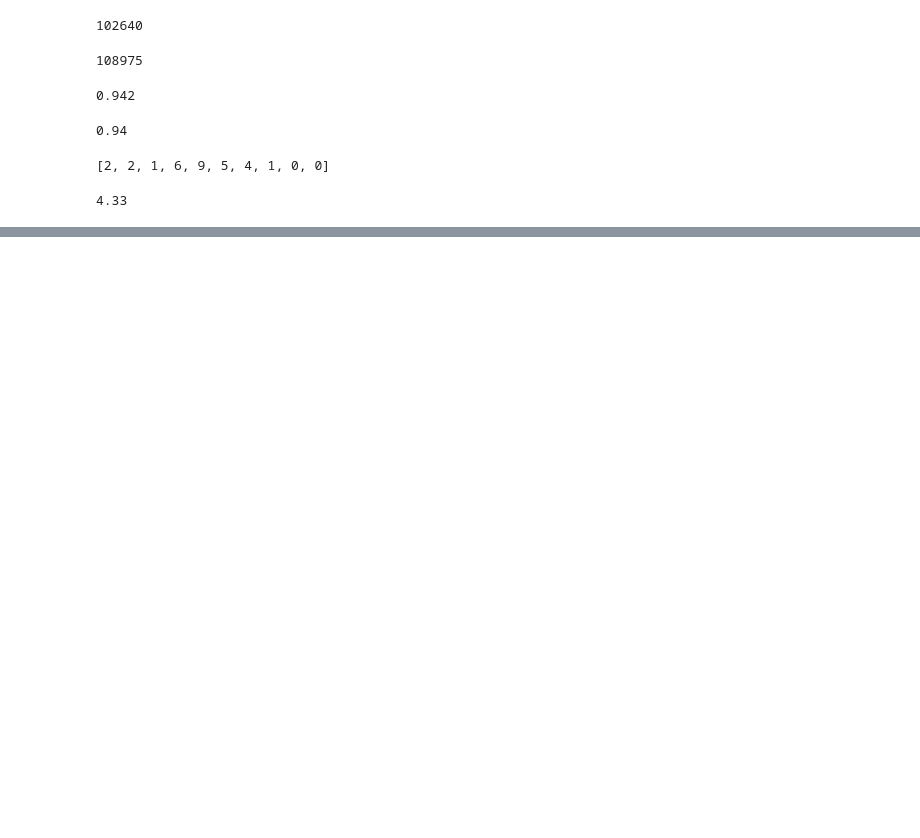
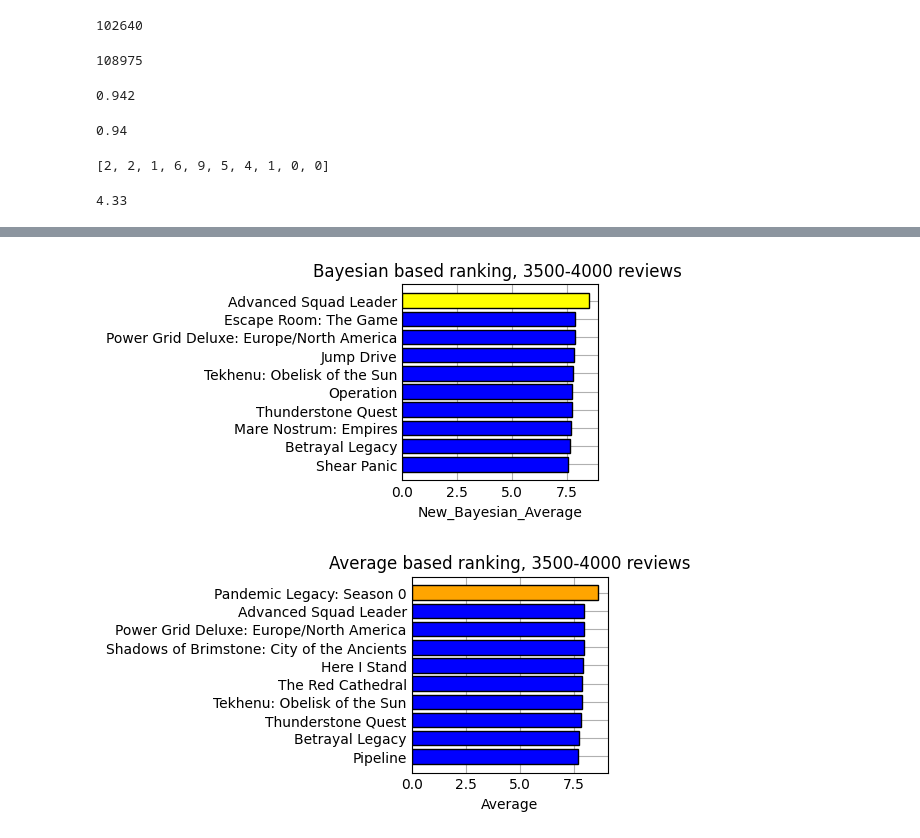
Before and after one commit to NeriDSE/Neri_PythonProject_DSE, a Jupyter notebook: notebook_to_test.ipynb, the cells around one changed output, grey strips where cells are left out. Drawn from its saved outputs; the diff is of its cells as text; code cells hidden in the pictures; blank space fills up the shorter version.

Commit message:
graphs done

```diff
--- a/notebook_to_test.ipynb
+++ b/notebook_to_test.ipynb
@@ -237,0 +256,38 @@ average_ratings_dataset
+# %%
+# Plotting the New_Bayesian_Average vs the common average for the top rated games
+# How tf you use matplotlib lmao.
+def horizontal_bar_graph(dataset, sortby_variable, graph_title, y_labels = 'Name',top_color = 'red' ):
+    # data
+    sorted_reviews = dataset.sort_values(sortby_variable, ascending = False)
+    sorting_by_variable = sorted_reviews[sortby_variable].iloc[0:10]
+    displayed_titles = sorted_reviews[y_labels].iloc[0:10]
+
+    colors = [top_color,'blue','blue','blue','blue','blue','blue','blue','blue','blue' ]
+    plt.style.use('_mpl-gallery')
+    pos = np.arange(len(displayed_titles))
+
+    # plot
+    fig, ax = plt.subplots()
+
+    ax.barh(pos, sorting_by_variable, align = 'center', edgecolor = 'black', color = colors )
+    ax.set_yticks(pos, labels = displayed_titles)
+    ax.invert_yaxis()
+    ax.set_xlabel(sortby_variable)
+    ax.set_title(graph_title)
+
+    return plt.show()
+
+
+
+# Bar Graphs of Bayesian Average Ranking
+#horizontal_bar_graph(most_reviewed_games, 'New_Bayesian_Average', 'Bayesian based ranking, 25k+ reviews')
+horizontal_bar_graph(mid_reviewed_games, 'New_Bayesian_Average', 'Bayesian based ranking, 3500-4000 reviews ', top_color='yellow')
+#horizontal_bar_graph(least_reviewed_games, 'New_Bayesian_Average', 'Bayesian based ranking, 50 reviews ', top_color='green')
+
+# Bar Graphs of Average Ranking
+#horizontal_bar_graph(most_reviewed_games, 'Average', 'Average based ranking, 25k+ reviews', top_color='violet')
+horizontal_bar_graph(mid_reviewed_games, 'Average', 'Average based ranking, 3500-4000 reviews', top_color='orange')
+#horizontal_bar_graph(least_reviewed_games, 'Average', 'Average based ranking, 50 reviews', top_color='pink')
+# %% [output]
+[figure, added]
+[figure, added]
```
Also changed, not shown: parts of 16 cells of this notebook.
